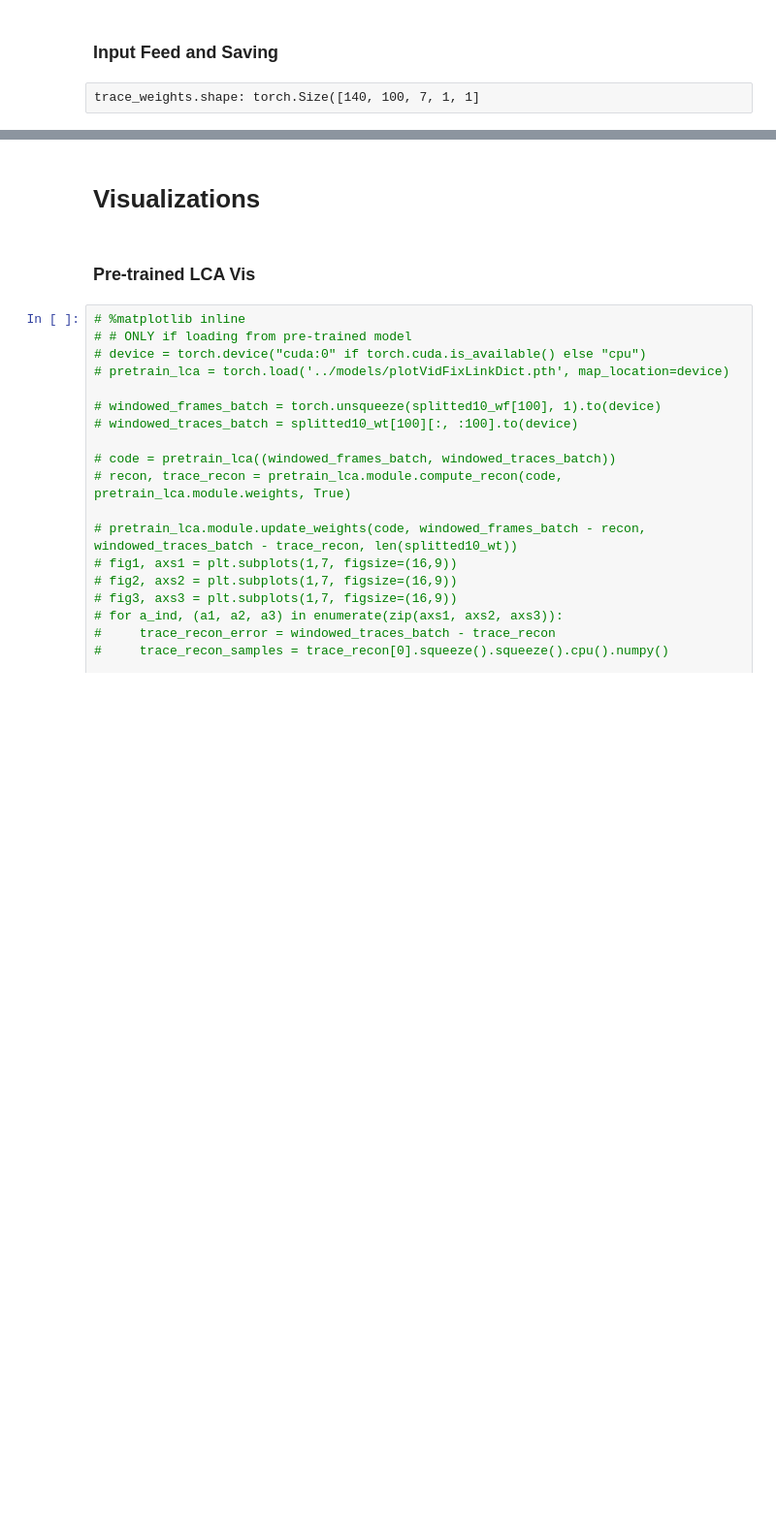
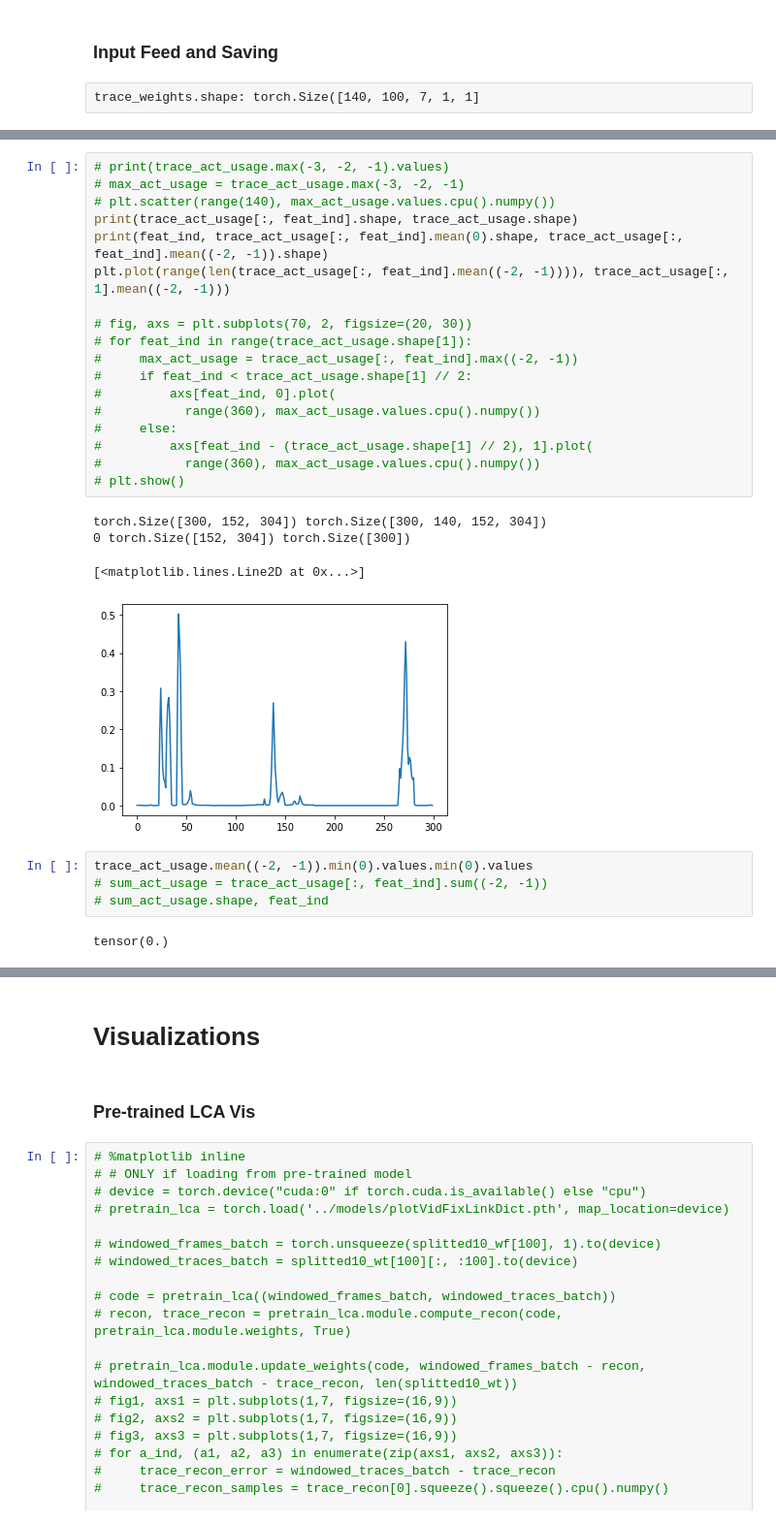
Before and after one commit to cargonriv/linked-lca, a Jupyter notebook: examples/test_linked_dictionary.ipynb, the cells around one changed output, grey strips where cells are left out. Shown at 97% size. Saved outputs shown, nothing was run; the diff lists cells and outputs as text; blank space fills up the shorter version.

```diff
--- a/examples/test_linked_dictionary.ipynb
+++ b/examples/test_linked_dictionary.ipynb
@@ -353,0 +402,29 @@ KeyboardInterrupt:
+# %%
+# print(trace_act_usage.max(-3, -2, -1).values)
+# max_act_usage = trace_act_usage.max(-3, -2, -1)
+# plt.scatter(range(140), max_act_usage.values.cpu().numpy())
+print(trace_act_usage[:, feat_ind].shape, trace_act_usage.shape)
+print(feat_ind, trace_act_usage[:, feat_ind].mean(0).shape, trace_act_usage[:, feat_ind].mean((-2, -1)).shape)
+plt.plot(range(len(trace_act_usage[:, feat_ind].mean((-2, -1)))), trace_act_usage[:, 1].mean((-2, -1)))
+
+# fig, axs = plt.subplots(70, 2, figsize=(20, 30))
+# for feat_ind in range(trace_act_usage.shape[1]):
+#     max_act_usage = trace_act_usage[:, feat_ind].max((-2, -1))
+#     if feat_ind < trace_act_usage.shape[1] // 2:
+#         axs[feat_ind, 0].plot(
+# 			range(360), max_act_usage.values.cpu().numpy())
+#     else:
+#         axs[feat_ind - (trace_act_usage.shape[1] // 2), 1].plot(
+# 			range(360), max_act_usage.values.cpu().numpy())
+# plt.show()
+# %% [output]
+torch.Size([300, 152, 304]) torch.Size([300, 140, 152, 304])
+0 torch.Size([152, 304]) torch.Size([300])
+[<matplotlib.lines.Line2D at 0x...>]
+[figure, added]
+# %%
+trace_act_usage.mean((-2, -1)).min(0).values.min(0).values
+# sum_act_usage = trace_act_usage[:, feat_ind].sum((-2, -1))
+# sum_act_usage.shape, feat_ind
+# %% [output]
+tensor(0.)
```
Also changed, not shown: parts of 18 cells of this notebook, 7 other files.
